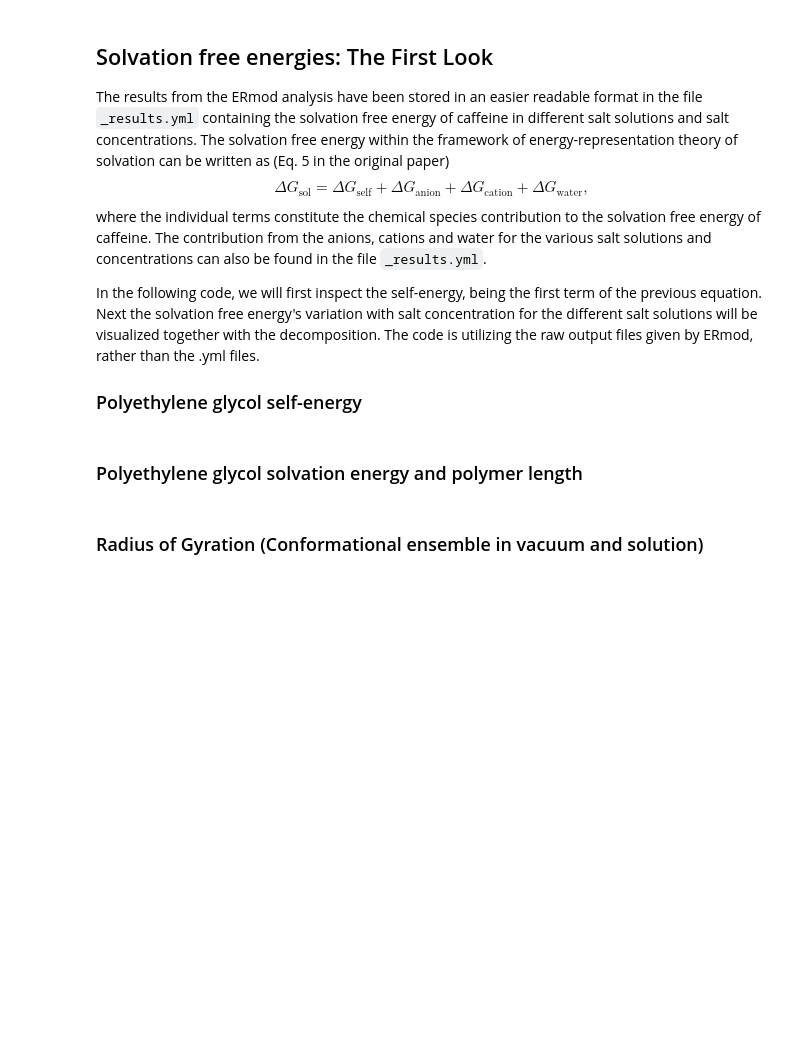
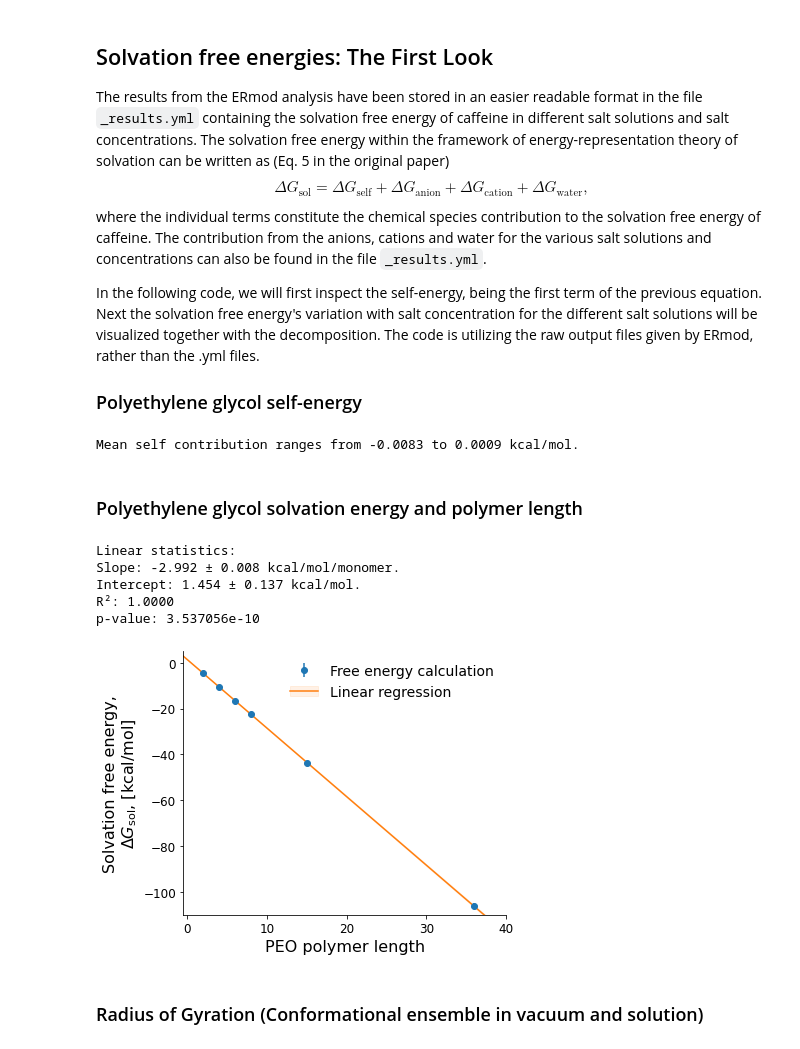
Before and after one commit to SHervoe-Hansen/PEO_solubility_in_NaCl, a Jupyter notebook: Analysis.ipynb, the cells around one changed output. Saved outputs shown, nothing was run; the diff lists cells and outputs as text; code cells hidden in the pictures; blank space fills up the shorter version.

```diff
--- a/Analysis.ipynb
+++ b/Analysis.ipynb
@@ -176,6 +180,9 @@ for nmer in nmers:
 
             topname = 'PEG_{nmer}_{salt}_hydrated_sol.parm7'.format(nmer=nmer, salt=saltdir)
             !echo 1 | /usr/bin/python2 $ERMODHOME/tools/AMBER/gen_structure --top $topname
+
+            PEG = pmd.load_file('PEG_{nmer}_{salt}_hydrated_sol.pdb'.format(nmer=nmer, salt=saltdir))
+            PEG.strip(':HOH')
 
             #########
             # ERMOD #
@@ -207,6 +214,14 @@ for nmer in nmers:
                         f.write(line)
                 f.close()
 
+                with open('SltAtomGroup', 'w') as f:
+                    for residue in PEG.residues:
+                        indexes = []
+                        for atom in residue.atoms:
+                            indexes.append(atom.idx+1)
+                        f.write(" ".join(map(str, indexes))+'\n')
+                f.close()
+
                 trajname = 'trajectory_{}.xtc'.format(ermodstate[:3])
                 !ln -s $WORKDIR/$trajname HISTORY
 
@@ -323,49 +338,58 @@ for nmer in nmers:
 self = np.asarray(self)
 print('Mean self contribution ranges from {:.3} to {:.3} kcal/mol.'
       .format(self.flatten().min(), self.flatten().max()))
+# %% [output]
+Mean self contribution ranges from -0.0083 to 0.0009 kcal/mol.
 # %% [markdown]
 ### Polyethylene glycol solvation energy and polymer length
 # %%
 %cd -q $homedir
 
-slvfe = [0]
-slvfe_err = [0]
+slvfe = []
+slvfe_err = []
 
 for nmer in nmers:
     with open('Simulations/PEG{}mer/No_salt/ermod.out'.format(nmer)) as f:
         lines = f.readlines()
     f.close()
     for lineNR, line in enumerate(lines):
         if "cumulative average & 95% error for solvation free energy" in line:
             slvfe.append(float(lines[lineNR+10].split()[1]))
             slvfe_err.append(float(lines[lineNR+10].split()[2]))
             break
 
 
 fig, ax = plt.subplots(figsize=(6,4.5))
-sims = ax.errorbar([0]+nmers, slvfe, yerr=slvfe_err, marker='o')
+sims = ax.errorbar(nmers, slvfe, yerr=slvfe_err, marker='o', linestyle='None', color='C0')
 
 ax.set_xlabel('PEO polymer length', fontsize=16)
 ax.set_ylabel('Solvation free energy,\n$\Delta G_{\mathrm{sol}}$, [kcal/mol]', fontsize=16)
 ax.tick_params(axis='both', which='major', labelsize=12)
 ax.spines['right'].set_visible(False)
 ax.spines['top'].set_visible(False)
 
-s = stats.linregress(np.array([0]+nmers), slvfe)
+s = stats.linregress(np.array(nmers), slvfe)
 print('Linear statistics:\nSlope: {:.3f} ± {:.3f} kcal/mol/monomer.\nIntercept: {:.3f} ± {:.3f} kcal/mol.\nR²: {:.4f}\np-value: {:e}'.format(s.slope, s.stderr, s.intercept, s.intercept_stderr, s.rvalue**2, s.pvalue))
-linregress = ax.plot(np.arange(-1, 50, 0.1), s.intercept+np.arange(-1, 50, 0.1)*s.slope)
+linregress = ax.plot(np.arange(-1, 50, 0.1), s.intercept+np.arange(-1, 50, 0.1)*s.slope, 'C1')
 linregress_err = ax.fill_between(np.arange(-1, 50, 0.1), y1=(s.intercept+s.intercept_stderr)+np.arange(-1, 50, 0.1)*(s.slope+s.stderr),
                                                         y2=(s.intercept-s.intercept_stderr)+np.arange(-1, 50, 0.1)*(s.slope-s.stderr),
                              color='C1', alpha=0.1)
 
 leg = ax.legend([sims, (linregress[0], linregress_err)], ['Free energy calculation', 'Linear regression'],
                 loc='upper right', frameon=False, fontsize=14)
 
 ax.set_xlim(-0.5, 40)
-ax.set_ylim(-100, 5)
+ax.set_ylim(-110, 5)
 
 fig.tight_layout()
 fig.savefig('Figures/PEG_polymerlength.pdf', bbox_inches='tight')
+# %% [output]
+Linear statistics:
+Slope: -2.992 ± 0.008 kcal/mol/monomer.
+Intercept: 1.454 ± 0.137 kcal/mol.
+R²: 1.0000
+p-value: 3.537056e-10
+[figure, added]
 # %% [markdown]
 ### Radius of Gyration (Conformational ensemble in vacuum and solution)
 # %%
```
Also changed, not shown: parts of 1 cell of this notebook, 2 other files.
